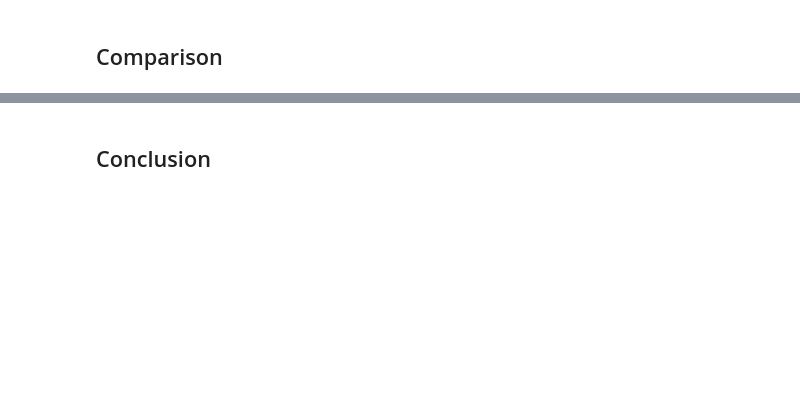
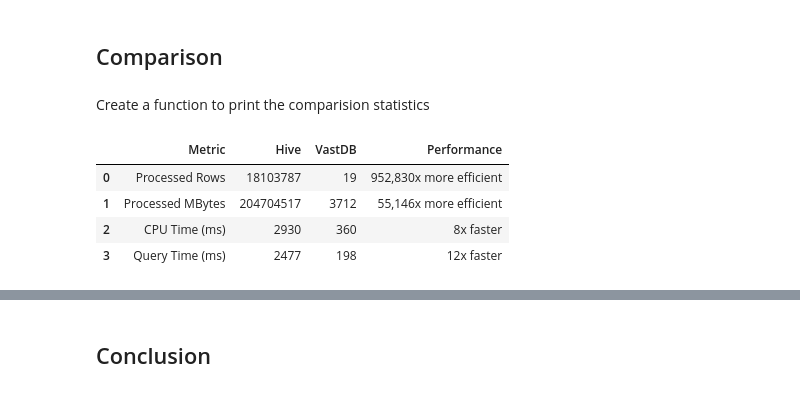
Before and after one commit to snowch/vast-docker-compose-examples, a Jupyter notebook: jupyter-pyspark/examples/taxi_data/yellow_taxi_data_pt6_performance.ipynb, the cells around one changed output, grey strips where cells are left out. Cells and saved outputs as stored; diff of their text form; code cells hidden in the pictures; blank space fills up the shorter version.

```diff
--- a/jupyter-pyspark/examples/taxi_data/yellow_taxi_data_pt6_performance.ipynb
+++ b/jupyter-pyspark/examples/taxi_data/yellow_taxi_data_pt6_performance.ipynb
@@ -183,3 +183,5 @@ Query Time Millis: 2086
 # %% [markdown]
 ## Comparison
+# %% [markdown]
+Create a function to print the comparision statistics
 # %%
@@ -202,3 +237,11 @@ Query Time Millis: {hive_stats['elapsedTimeMillis']}
+# %%
+print_stats()
+# %% [output]
+|  | Metric | Hive | VastDB | Performance |
+| 0 | Processed Rows | 18103787 | 19 | 952,830x more efficient |
+| 1 | Processed MBytes | 204704517 | 3712 | 55,146x more efficient |
+| 2 | CPU Time (ms) | 2930 | 360 | 8x faster |
+| 3 | Query Time (ms) | 2477 | 198 | 12x faster |
 # %%
 import pandas as pd
 import matplotlib.pyplot as plt
```
Also changed, not shown: parts of 12 cells of this notebook.
